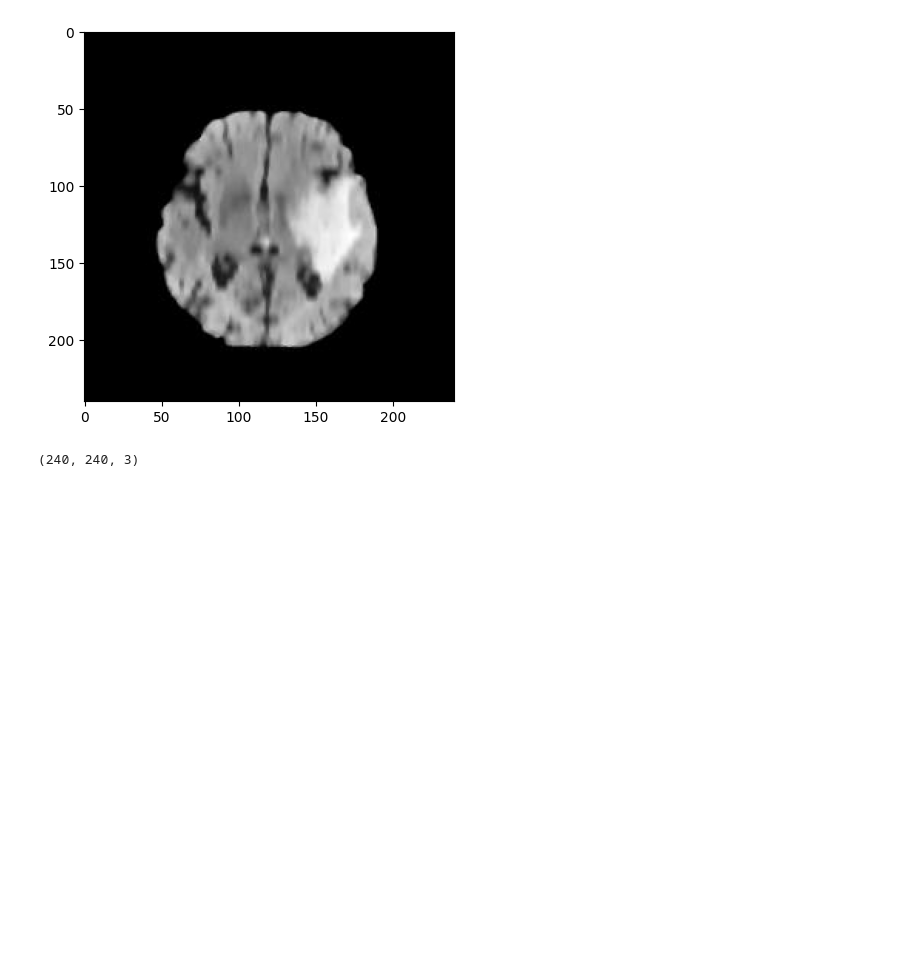
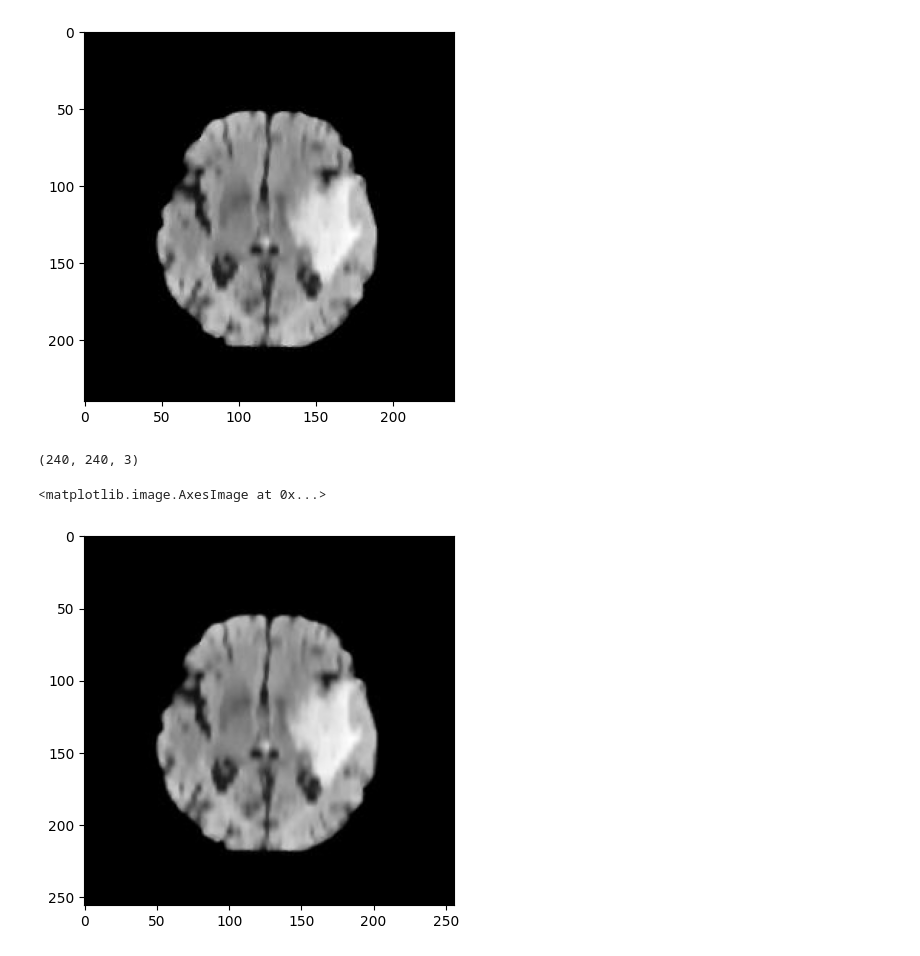
Before and after one commit to drishti-s1/Brain-Tumor-Detection-Model, a Jupyter notebook: brain_tumor.ipynb, the cells around one changed output. Drawn from its saved outputs; the diff is of its cells as text; code cells hidden in the pictures; blank space fills up the shorter version.

```diff
--- a/brain_tumor.ipynb
+++ b/brain_tumor.ipynb
@@ -262,6 +275,11 @@ Image.shape
 (240, 240, 3)
 # %%
 Image = cv2.resize(Image,(256,256))
+# %%
+plt.imshow(Image)
+# %% [output]
+<matplotlib.image.AxesImage at 0x...>
+[figure, added]
 # %%
 test_input = Image.reshape((1,256,256,3))
 # %%
```
Also changed, not shown: parts of 10 cells of this notebook.
